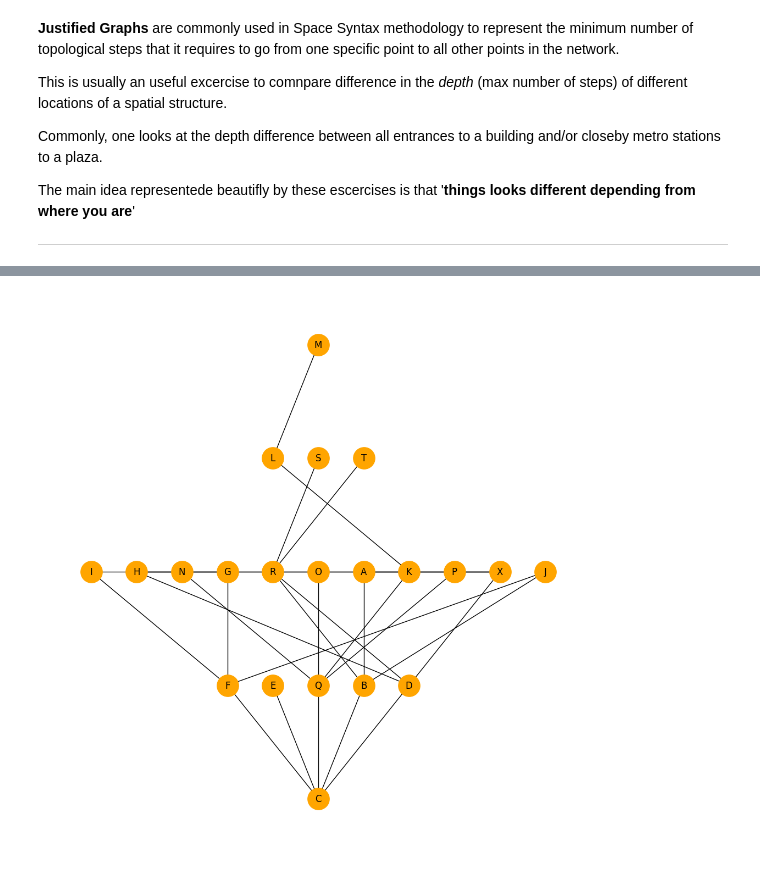
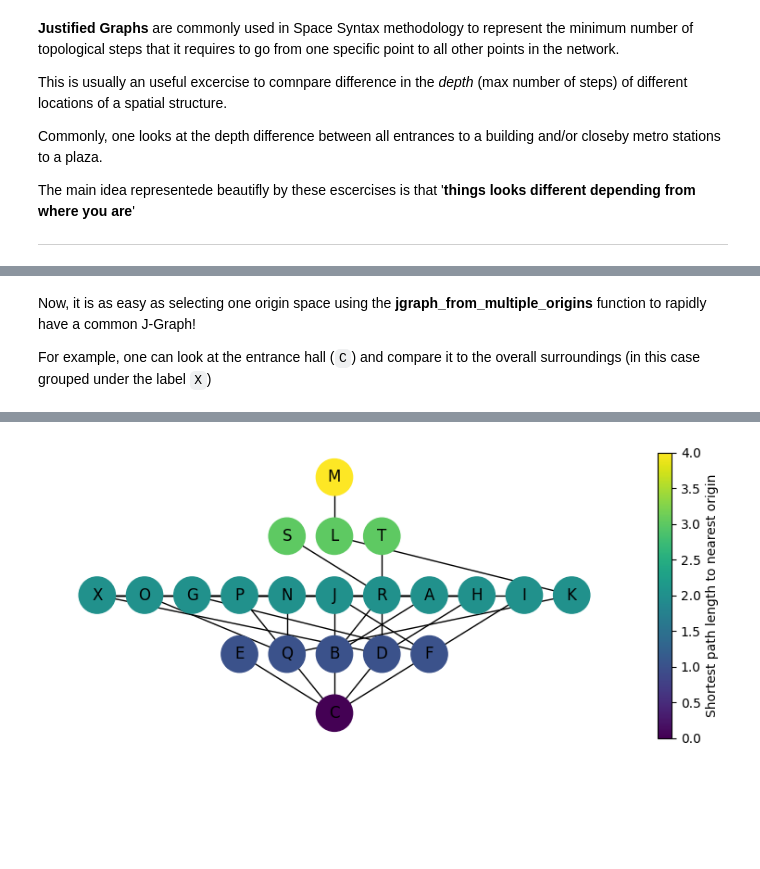
Before and after one commit to gregmaya/personal_web, a Jupyter notebook: work/data_viz/jgraph.ipynb, the cells around one changed output, grey strips where cells are left out. Drawn from its saved outputs; the diff is of its cells as text; code cells hidden in the pictures; blank space fills up the shorter version.

Commit message:
Updated JGraph notebook

```diff
--- a/work/data_viz/jgraph.ipynb
+++ b/work/data_viz/jgraph.ipynb
@@ -95,4 +147,7 @@ nx.draw(G, with_labels = True, node_color ='orange')
+# %% [markdown]
+Now, it is as easy as selecting one origin space using the **jgraph_from_multiple_origins** function to rapidly have a common J-Graph!
+
+For example, one can look at the entrance hall (`C`) and compare it to the overall surroundings (in this case grouped under the label `X`)
 # %%
-
-jgraph_from_node(G,'C')
+jgraph_from_multiple_origins(G,'C')
 # %% [output]
@@ -100,2 +155,2 @@ Mean depth = 1.9
 Maximum topological steps = 4
-[figure, old version]
+[figure, new version]
```
Also changed, not shown: parts of 23 cells of this notebook, 6 other files.
